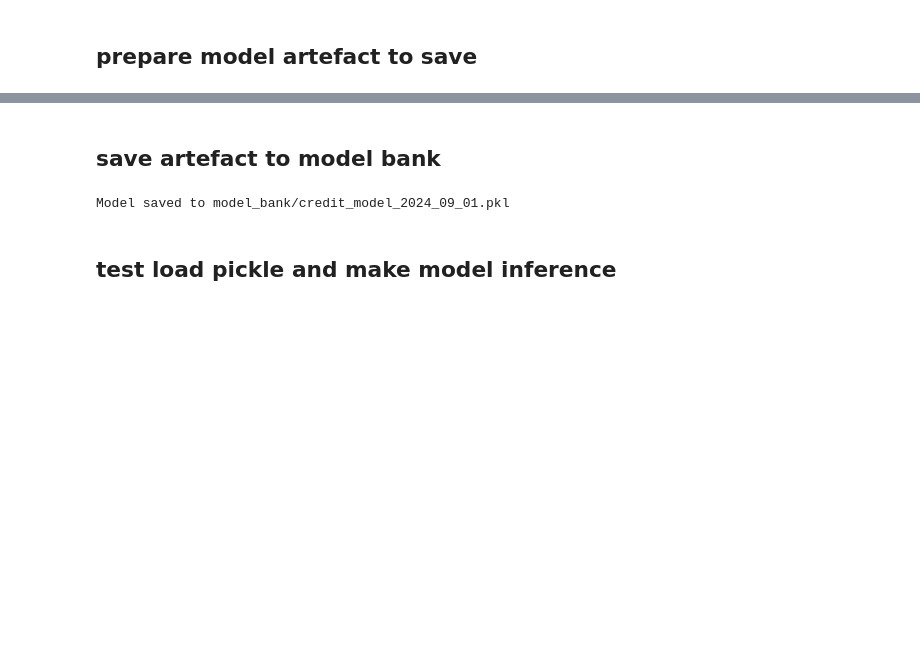
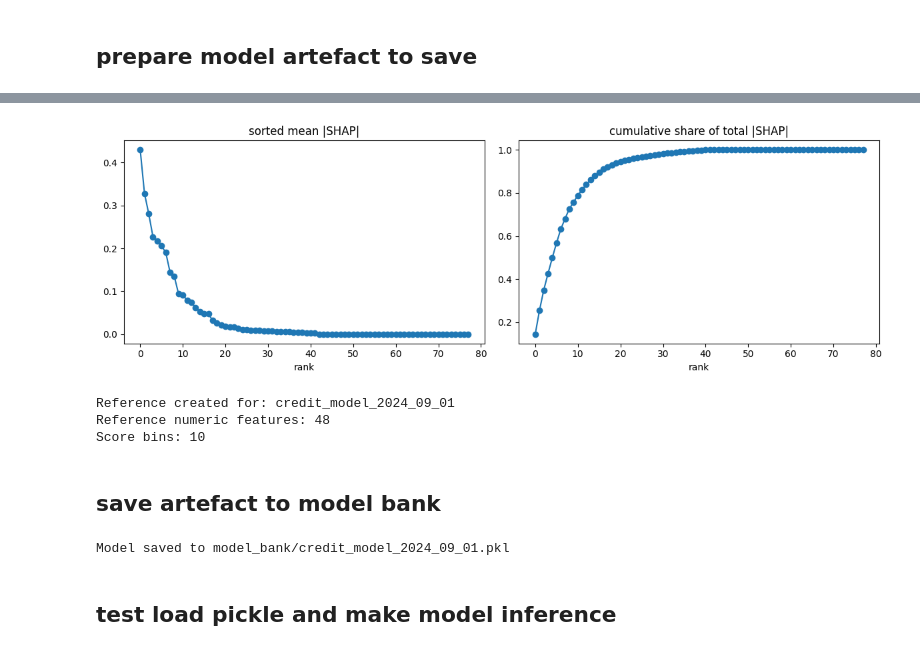
Before and after one commit to zred-kwk/MITB_MLE_Individual_assignment, a Jupyter notebook: model_train_main.ipynb, the cells around one changed output, grey strips where cells are left out. Cells and saved outputs as stored; diff of their text form; code cells hidden in the pictures; blank space fills up the shorter version.

```diff
--- a/model_train_main.ipynb
+++ b/model_train_main.ipynb
@@ -382,3 +412,83 @@ pprint.pprint(model_artefact)
+# %%
+imp = np.abs(sv.values).mean(0)                    # global: mean |φ_i|
+# imp = np.abs(sv.values[i])                       # local: one prediction
+
+order = np.argsort(imp)[::-1]
+imp_sorted = imp[order]
+cum = np.cumsum(imp_sorted) / imp_sorted.sum()
+
+fig, ax = plt.subplots(1, 2, figsize=(12, 4))
+ax[0].plot(imp_sorted, marker="o"); ax[0].set_title("sorted mean |SHAP|"); ax[0].set_xlabel("rank")
+ax[1].plot(cum, marker="o");        ax[1].set_title("cumulative share of total |SHAP|"); ax[1].set_xlabel("rank")
+plt.tight_layout(); plt.show()
+# %% [output]
+[figure, added]
+# %%
+# Build monitoring reference data for this model version.
+# Feature distributions use the training data; score distribution and ROC use OOT.
+model_artefact['reference'] = {}
+
+# 1. Numeric feature reference distributions from training data.
+ref_feat = {}
+for c in num_cols:
+    x = pd.to_numeric(X_train[c], errors='coerce').dropna().astype(float)
+    if x.empty:
+        continue
+
+    edges = np.unique(np.quantile(x, np.linspace(0, 1, 11)))
+    if len(edges) < 2:
+        edges = np.array([-np.inf, np.inf], dtype=float)
+    else:
+        edges[0] = -np.inf
+        edges[-1] = np.inf
+
+    var = x.var(ddof=1) if len(x) > 1 else np.nan
+    std = x.std(ddof=1) if len(x) > 1 else np.nan
+    ref_feat[c] = {
+        'mean': float(x.mean()),
+        'median': float(x.median()),
+        'var': float(var) if pd.notna(var) else np.nan,
+        'std': float(std) if pd.notna(std) else np.nan,
+        'edges': edges,
+        'pct': np.histogram(x, bins=edges)[0] / len(x),
+        'missing_rate': float(X_train[c].isna().mean()),
+    }
+model_artefact['reference']['features'] = ref_feat
+
+# 2. Reference score distribution from OOT predicted probabilities.
+# These are the model's predicted probabilities, not hard class labels.
+oot_scores = best_model.predict_proba(X_oot_processed)[:, 1]
+score_edges = np.unique(np.quantile(oot_scores, np.linspace(0, 1, 11)))
+if len(score_edges) < 2:
+    score_edges = np.array([-np.inf, np.inf], dtype=float)
+else:
+    score_edges[0] = -np.inf
+    score_edges[-1] = np.inf
+
+model_artefact['reference']['score_edges'] = score_edges
+model_artefact['reference']['score_pct'] = (
+    np.histogram(oot_scores, bins=score_edges)[0] / len(oot_scores)
+    if len(oot_scores) else np.array([])
+)
+
+# 3. Reference OOT ROC curve on a fixed FPR grid.
+if pd.Series(y_oot).nunique() == 2 and len(oot_scores):
+    fpr, tpr, _ = roc_curve(y_oot, oot_scores)
+    grid = np.linspace(0, 1, 101)
+    model_artefact['reference']['roc_oot'] = {
+        'fpr': grid,
+        'tpr': np.interp(grid, fpr, tpr),
+    }
+else:
+    model_artefact['reference']['roc_oot'] = None
+
+print("Reference created for:", model_artefact['model_version'])
+print("Reference numeric features:", len(ref_feat))
+print("Score bins:", len(model_artefact['reference']['score_pct']))
+# %% [output]
+Reference created for: credit_model_2024_09_01
+Reference numeric features: 48
+Score bins: 10
 # %% [markdown]
 ## save artefact to model bank
 # %%
```
Also changed, not shown: parts of 24 cells of this notebook, 22 other files.
